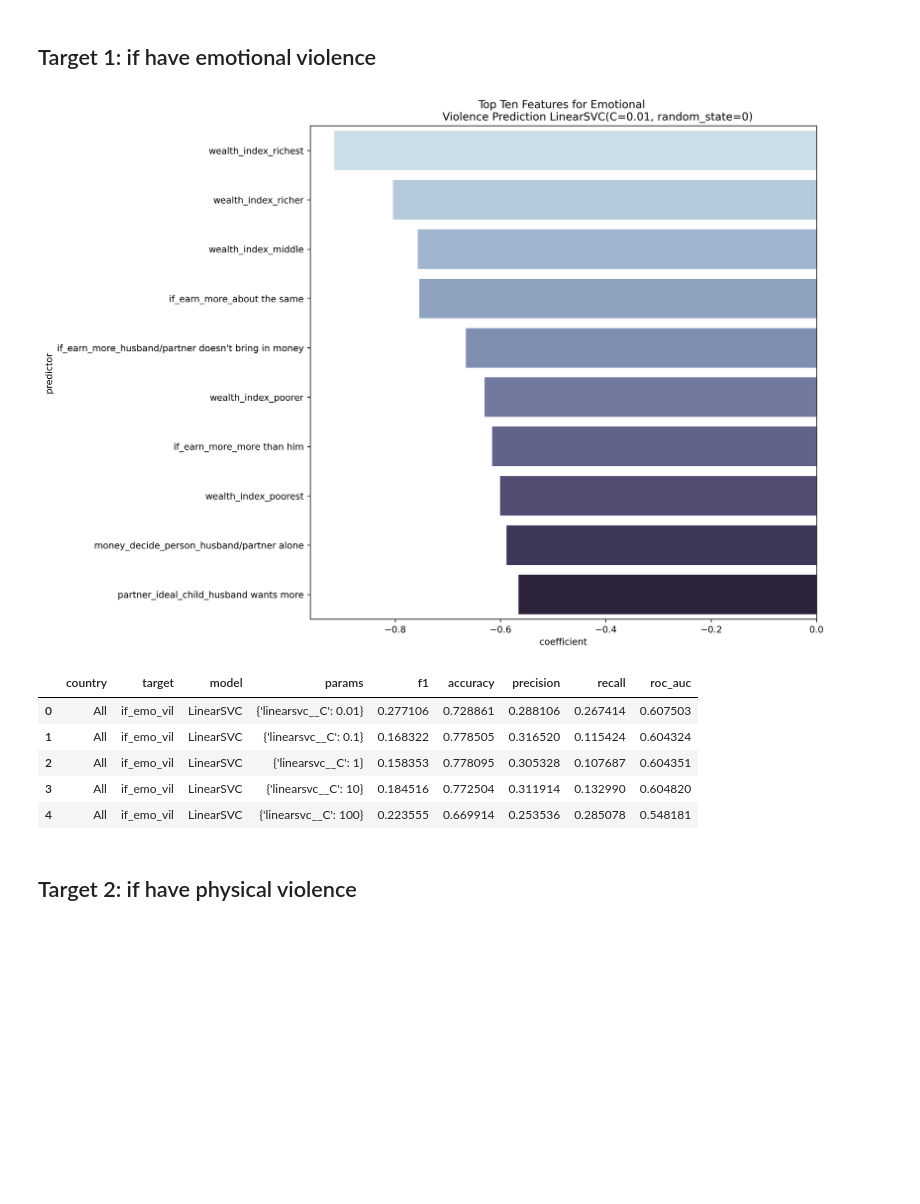
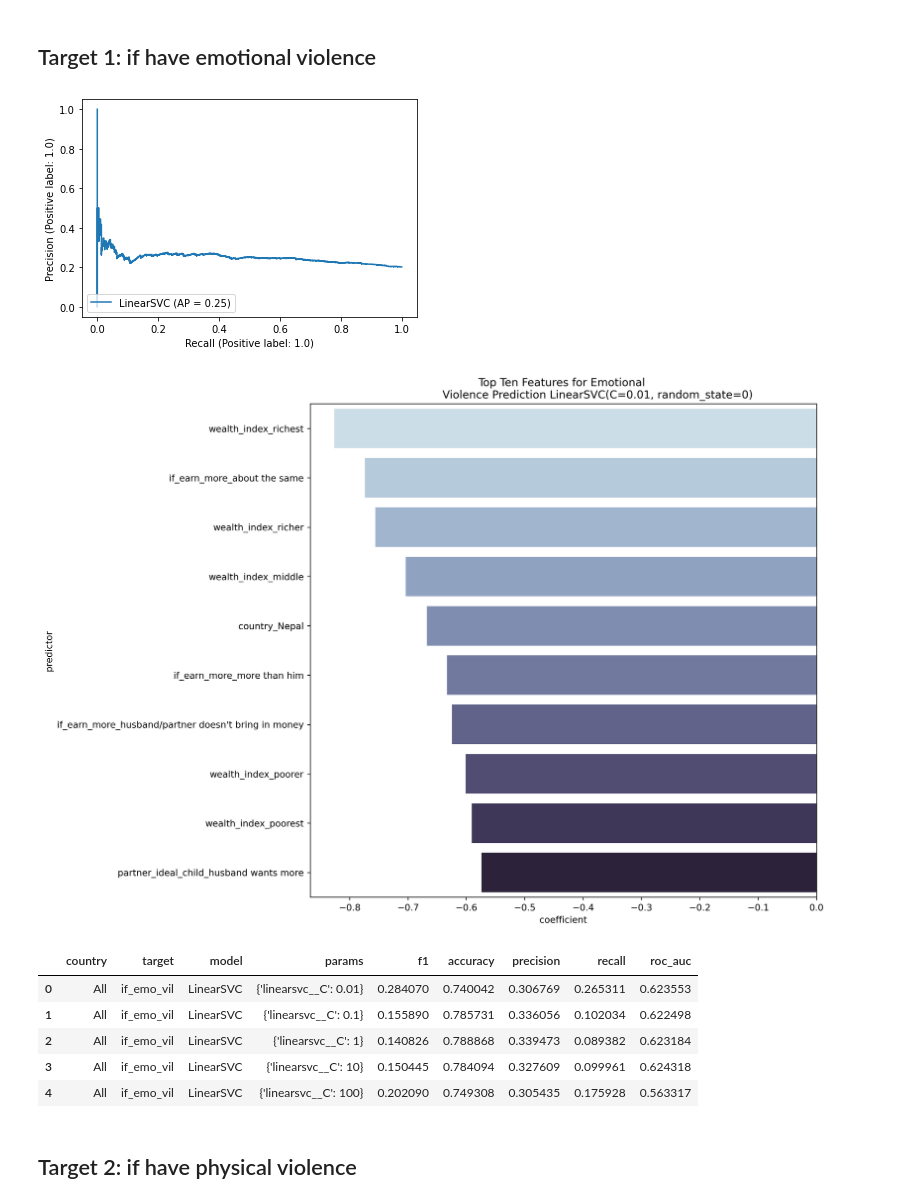
Before and after one commit to keiraou/ML-final-project, a Jupyter notebook: classification_ensembles_analysis.ipynb, the cells around one changed output. Cells and saved outputs as stored; diff of their text form; code cells hidden in the pictures; blank space fills up the shorter version.

```diff
--- a/classification_ensembles_analysis.ipynb
+++ b/classification_ensembles_analysis.ipynb
@@ -43,6 +45,7 @@ def create_df_each_country():
 # %%
 def create_df_all_countries():
 
+    df_dic={}
     for country, file in COUNTRY_DATA.items():
         df = pd.read_csv(file)
         df['country'] = country
@@ -570,19 +580,20 @@ y_train1, y_train2, y_train3, y_train4, y_test1, y_test2, y_test3, y_test4=\
 # %% [markdown]
 ## Target 1: if have emotional violence
 # %%
-result, coeffs = pipeline_classification.analyze_country\
-    (X_train, X_test, y_train1, y_test1, 'All', 'if_emo_vil', 0.5, 'SVC')
+result, eval, coeffs = pipeline_classification.analyze_country\
+    (X_train, X_test, y_train1, y_test1, 'All', 'if_emo_vil', 'SVC')
 # %% [output]
-[figure, old version]
+[figure, new version]
+[figure, added]
 # %%
 result
 # %% [output]
 |  | country | target | model | params | f1 | accuracy | precision | recall | roc_auc |
-| 0 | All | if_emo_vil | LinearSVC | {'linearsvc__C': 0.01} | 0.277106 | 0.728861 | 0.288106 | 0.267414 | 0.607503 |
-| 1 | All | if_emo_vil | LinearSVC | {'linearsvc__C': 0.1} | 0.168322 | 0.778505 | 0.316520 | 0.115424 | 0.604324 |
-| 2 | All | if_emo_vil | LinearSVC | {'linearsvc__C': 1} | 0.158353 | 0.778095 | 0.305328 | 0.107687 | 0.604351 |
-| 3 | All | if_emo_vil | LinearSVC | {'linearsvc__C': 10} | 0.184516 | 0.772504 | 0.311914 | 0.132990 | 0.604820 |
-| 4 | All | if_emo_vil | LinearSVC | {'linearsvc__C': 100} | 0.223555 | 0.669914 | 0.253536 | 0.285078 | 0.548181 |
+| 0 | All | if_emo_vil | LinearSVC | {'linearsvc__C': 0.01} | 0.284070 | 0.740042 | 0.306769 | 0.265311 | 0.623553 |
+| 1 | All | if_emo_vil | LinearSVC | {'linearsvc__C': 0.1} | 0.155890 | 0.785731 | 0.336056 | 0.102034 | 0.622498 |
+| 2 | All | if_emo_vil | LinearSVC | {'linearsvc__C': 1} | 0.140826 | 0.788868 | 0.339473 | 0.089382 | 0.623184 |
+| 3 | All | if_emo_vil | LinearSVC | {'linearsvc__C': 10} | 0.150445 | 0.784094 | 0.327609 | 0.099961 | 0.624318 |
+| 4 | All | if_emo_vil | LinearSVC | {'linearsvc__C': 100} | 0.202090 | 0.749308 | 0.305435 | 0.175928 | 0.563317 |
 # %% [markdown]
 ## Target 2: if have physical violence
 # %%
```
Also changed, not shown: parts of 37 cells of this notebook, 3 other files.
